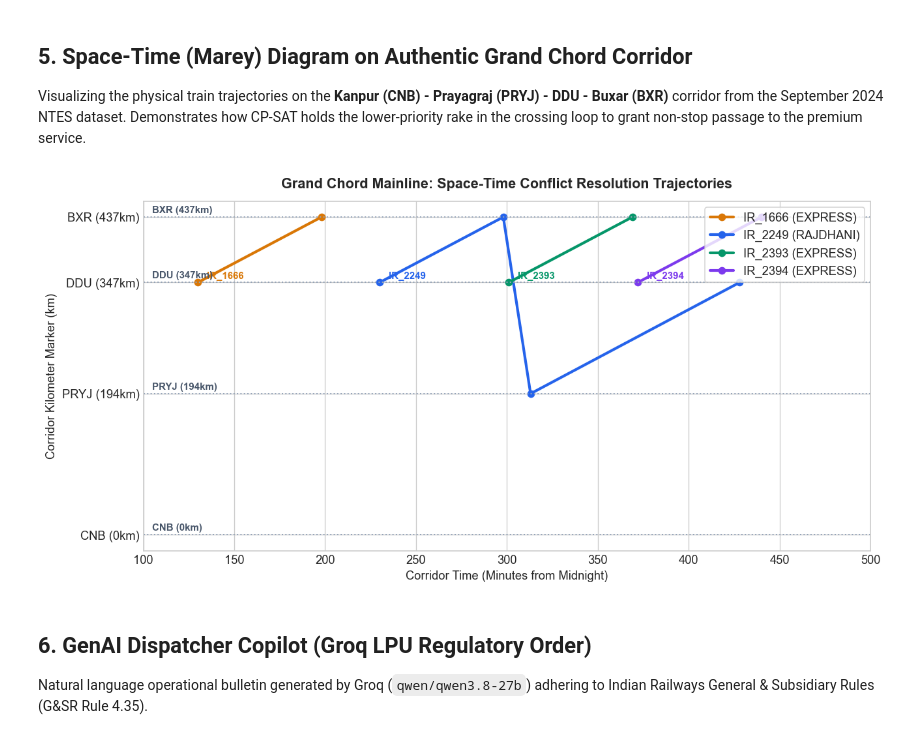
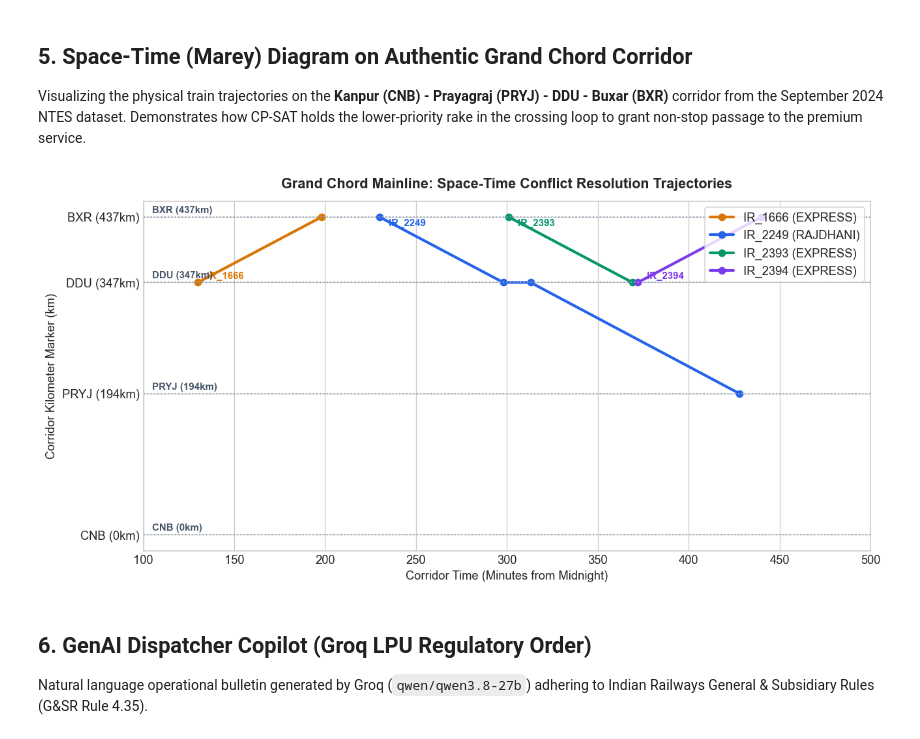
Before and after one commit to aradhyaxd-git/cortex-backend, a Jupyter notebook: notebooks/02_cpsat_optimization_and_benchmarks.ipynb, the cells around one changed output. Saved outputs shown, nothing was run; the diff lists cells and outputs as text; code cells hidden in the pictures.

Commit message:
fix: plotting made direction aware

```diff
--- a/notebooks/02_cpsat_optimization_and_benchmarks.ipynb
+++ b/notebooks/02_cpsat_optimization_and_benchmarks.ipynb
@@ -156,46 +156,66 @@ all_times = []
 for train_req in res['train_requests']:
     t_id = train_req['train_id']
     prio = train_req['priority']
+    route = train_req['route']
     t_occs = schedules.get(t_id, [])
+    is_down = False
+    if len(route) >= 2 and route[0] == 'SEG_DDU_BXR' and route[1] == 'SEG_PRYJ_DDU':
+        is_down = True
+    elif t_id in ('IR_2249', 'IR_2393'):
+        is_down = True
+
     t_pts = []
     for occ in t_occs:
         seg = occ['segment_id']
-        if seg == 'SEG_CNB_PRYJ':
-            t_pts.append((occ['entry_min'], 0.0))
-            t_pts.append((occ['exit_min'], 194.0))
+        if seg == 'SEG_DDU_BXR':
+            if is_down:
+                t_pts.append((occ['entry_min'], 437.0))
+                t_pts.append((occ['exit_min'], 347.0))
+            else:
+                t_pts.append((occ['entry_min'], 347.0))
+                t_pts.append((occ['exit_min'], 437.0))
         elif seg == 'SEG_PRYJ_DDU':
-            t_pts.append((occ['entry_min'], 194.0))
-            t_pts.append((occ['exit_min'], 347.0))
-        elif seg == 'SEG_DDU_BXR':
-            t_pts.append((occ['entry_min'], 347.0))
-            t_pts.append((occ['exit_min'], 437.0))
+            if is_down:
+                t_pts.append((occ['entry_min'], 347.0))
+                t_pts.append((occ['exit_min'], 194.0))
+            else:
+                t_pts.append((occ['entry_min'], 194.0))
+                t_pts.append((occ['exit_min'], 347.0))
+        elif seg == 'SEG_CNB_PRYJ':
+            if is_down:
+                t_pts.append((occ['entry_min'], 194.0))
+                t_pts.append((occ['exit_min'], 0.0))
+            else:
+                t_pts.append((occ['entry_min'], 0.0))
+                t_pts.append((occ['exit_min'], 194.0))
+
     if len(t_pts) >= 2:
         t_pts = sorted(t_pts, key=lambda p: p[0])
         xs = [p[0] for p in t_pts]
         ys = [p[1] for p in t_pts]
         all_times.extend(xs)
         col = palette.get(t_id, '#334155')
         ax.plot(xs, ys, marker='o', lw=2.5, color=col, label=f"{t_id} ({prio})")
-        ax.text(xs[0] + 5, ys[0] + 5, t_id, color=col, fontweight='bold', fontsize=9)
+        ax.text(xs[0] + 5, ys[0] + (5 if not is_down else -12), t_id, color=col, fontweight='bold', fontsize=9)
 
 min_x = min(all_times) if all_times else 0
 max_x = max(all_times) if all_times else 1440
 ax.set_xlim(min_x - 30, max_x + 60)
 
 for code, km in zip(stations, km_markers):
     ax.axhline(y=km, color='#94A3B8', ls=':', lw=1.2)
     ax.text(min_x - 25, km + 6, f"{code} ({km:.0f}km)", color='#475569', fontweight='bold', fontsize=9)
 
 ax.set_title('Grand Chord Mainline: Space-Time Conflict Resolution Trajectories', pad=12)
 ax.set_xlabel('Corridor Time (Minutes from Midnight)')
 ax.set_ylabel('Corridor Kilometer Marker (km)')
 ax.set_yticks(km_markers)
 ax.set_yticklabels([f"{s} ({km:.0f}km)" for s, km in zip(stations, km_markers)])
 ax.legend(loc='upper right', frameon=True)
 fig.tight_layout()
 plt.show()
 # %% [output]
-[figure, old version]
+[figure, new version]
 # %% [markdown]
 ## 6. GenAI Dispatcher Copilot (Groq LPU Regulatory Order)
 Natural language operational bulletin generated by Groq (`qwen/qwen3.8-27b`) adhering to Indian Railways General & Subsidiary Rules (G&SR Rule 4.35).
```
Also changed, not shown: parts of 1 cell of this notebook, 1 other file.
